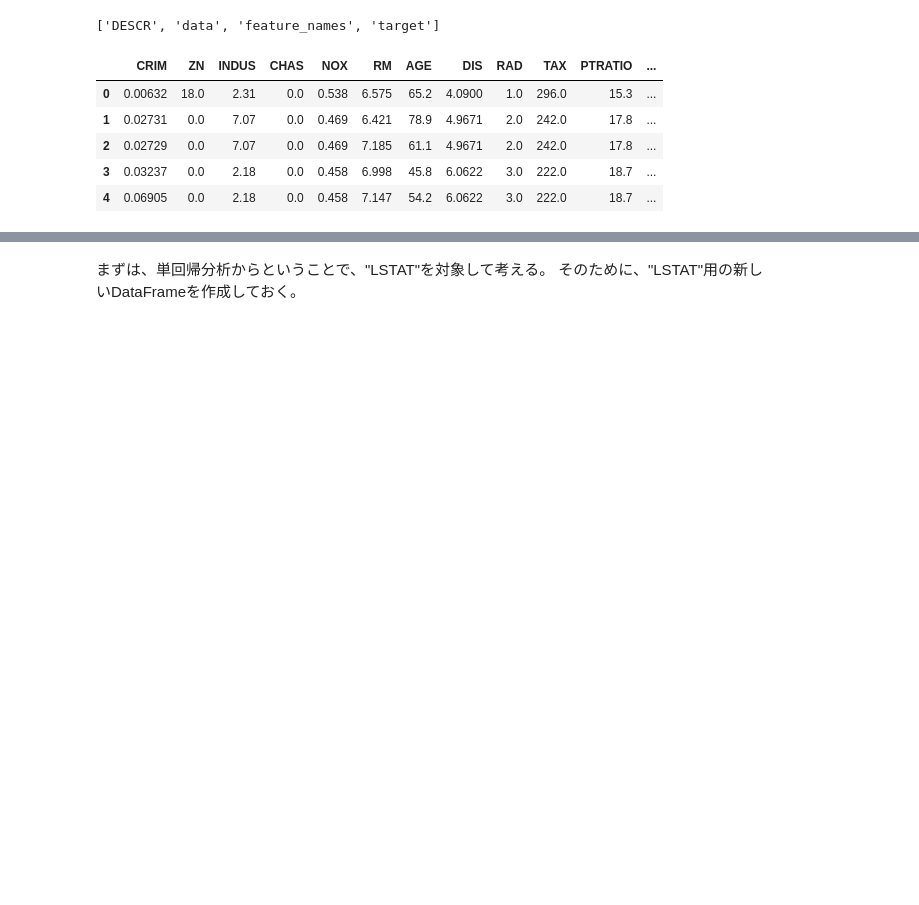
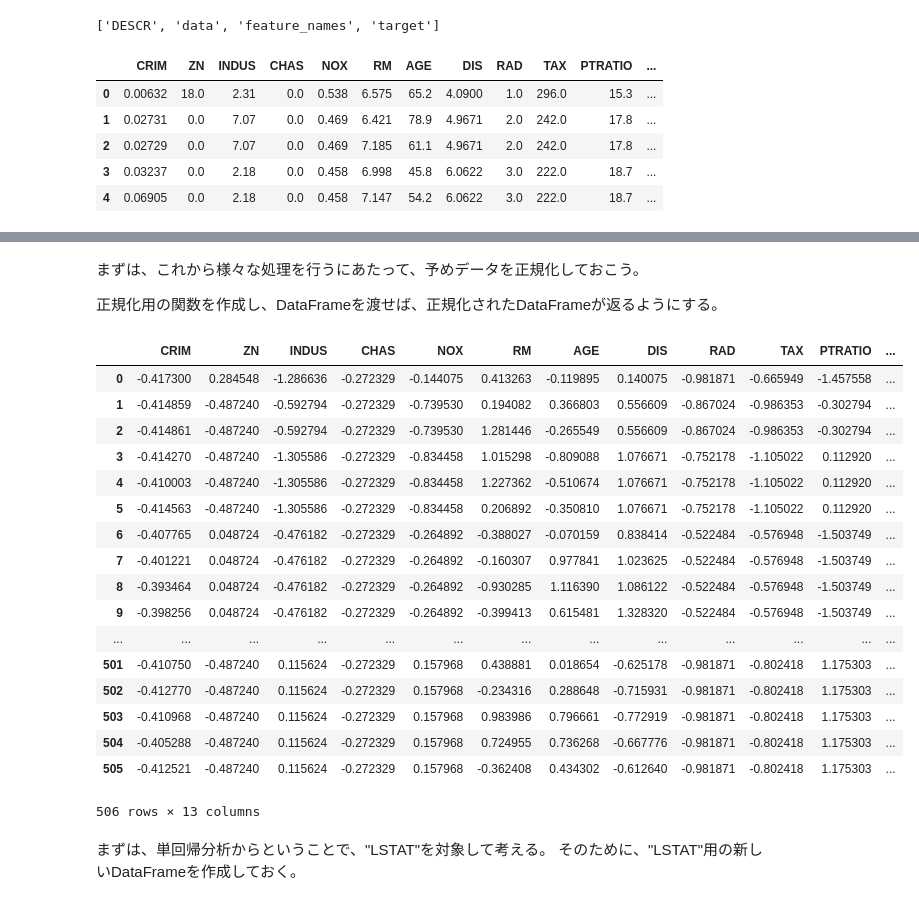
Before and after one commit to erdes/diveintocode-term0, a Jupyter notebook: Boston.ipynb, the cells around one changed output, grey strips where cells are left out. Cells and saved outputs as stored; diff of their text form; code cells hidden in the pictures; blank space fills up the shorter version.

```diff
--- a/Boston.ipynb
+++ b/Boston.ipynb
@@ -97,3 +115,42 @@ X.head()
+# %% [markdown]
+まずは、これから様々な処理を行うにあたって、予めデータを正規化しておこう。
+
+正規化用の関数を作成し、DataFrameを渡せば、正規化されたDataFrameが返るようにする。
+# %%
+def normalize(Data):
+    """"""
+    #引数にはDataFrameを渡す。返り値もDataFrame
+    """"""
+    Data_columns = list(Data.columns)
+    for i in Data_columns:
+        mean = Data[i].mean()
+        std = Data[i].std()
+
+        Data[i] = (Data[i] -mean) / std
+
+    return Data
+# %%
+## DataFrame全体を正規化
+normalize(X)
+# %% [output]
+|  | CRIM | ZN | INDUS | CHAS | NOX | RM | AGE | DIS | RAD | TAX | PTRATIO | ... |
+| 0 | -0.417300 | 0.284548 | -1.286636 | -0.272329 | -0.144075 | 0.413263 | -0.119895 | 0.140075 | -0.981871 | -0.665949 | -1.457558 | ... |
+| 1 | -0.414859 | -0.487240 | -0.592794 | -0.272329 | -0.739530 | 0.194082 | 0.366803 | 0.556609 | -0.867024 | -0.986353 | -0.302794 | ... |
+| 2 | -0.414861 | -0.487240 | -0.592794 | -0.272329 | -0.739530 | 1.281446 | -0.265549 | 0.556609 | -0.867024 | -0.986353 | -0.302794 | ... |
+| 3 | -0.414270 | -0.487240 | -1.305586 | -0.272329 | -0.834458 | 1.015298 | -0.809088 | 1.076671 | -0.752178 | -1.105022 | 0.112920 | ... |
+| 4 | -0.410003 | -0.487240 | -1.305586 | -0.272329 | -0.834458 | 1.227362 | -0.510674 | 1.076671 | -0.752178 | -1.105022 | 0.112920 | ... |
+| 5 | -0.414563 | -0.487240 | -1.305586 | -0.272329 | -0.834458 | 0.206892 | -0.350810 | 1.076671 | -0.752178 | -1.105022 | 0.112920 | ... |
+| 6 | -0.407765 | 0.048724 | -0.476182 | -0.272329 | -0.264892 | -0.388027 | -0.070159 | 0.838414 | -0.522484 | -0.576948 | -1.503749 | ... |
+| 7 | -0.401221 | 0.048724 | -0.476182 | -0.272329 | -0.264892 | -0.160307 | 0.977841 | 1.023625 | -0.522484 | -0.576948 | -1.503749 | ... |
+| 8 | -0.393464 | 0.048724 | -0.476182 | -0.272329 | -0.264892 | -0.930285 | 1.116390 | 1.086122 | -0.522484 | -0.576948 | -1.503749 | ... |
+| 9 | -0.398256 | 0.048724 | -0.476182 | -0.272329 | -0.264892 | -0.399413 | 0.615481 | 1.328320 | -0.522484 | -0.576948 | -1.503749 | ... |
+| ... | ... | ... | ... | ... | ... | ... | ... | ... | ... | ... | ... | ... |
+| 501 | -0.410750 | -0.487240 | 0.115624 | -0.272329 | 0.157968 | 0.438881 | 0.018654 | -0.625178 | -0.981871 | -0.802418 | 1.175303 | ... |
+| 502 | -0.412770 | -0.487240 | 0.115624 | -0.272329 | 0.157968 | -0.234316 | 0.288648 | -0.715931 | -0.981871 | -0.802418 | 1.175303 | ... |
+| 503 | -0.410968 | -0.487240 | 0.115624 | -0.272329 | 0.157968 | 0.983986 | 0.796661 | -0.772919 | -0.981871 | -0.802418 | 1.175303 | ... |
+| 504 | -0.405288 | -0.487240 | 0.115624 | -0.272329 | 0.157968 | 0.724955 | 0.736268 | -0.667776 | -0.981871 | -0.802418 | 1.175303 | ... |
+| 505 | -0.412521 | -0.487240 | 0.115624 | -0.272329 | 0.157968 | -0.362408 | 0.434302 | -0.612640 | -0.981871 | -0.802418 | 1.175303 | ... |
+506 rows × 13 columns
 # %% [markdown]
 まずは、単回帰分析からということで、"LSTAT"を対象して考える。
 そのために、"LSTAT"用の新しいDataFrameを作成しておく。
```
Also changed, not shown: parts of 40 cells of this notebook.
